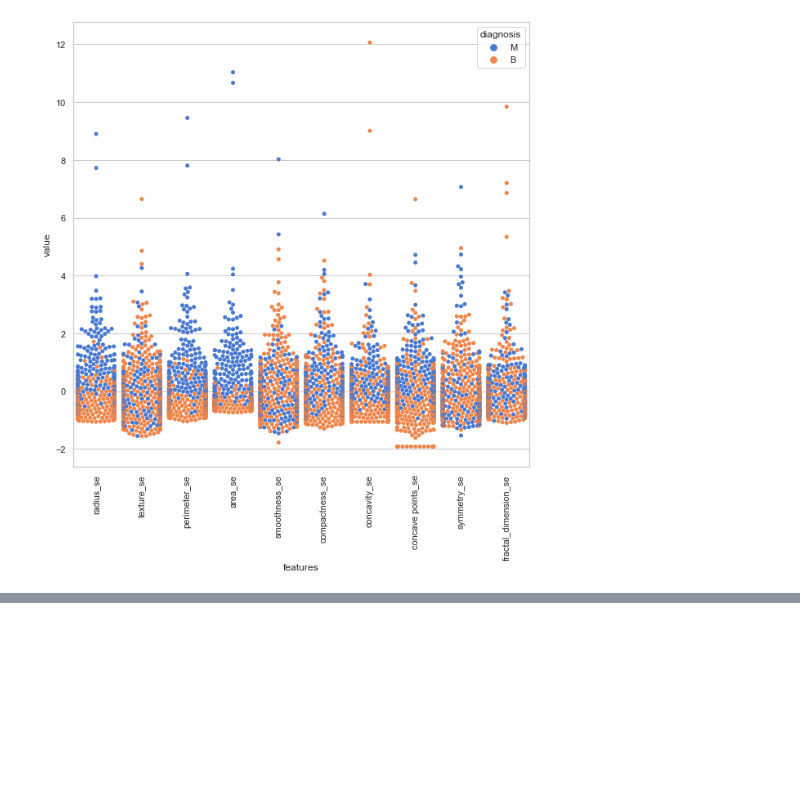
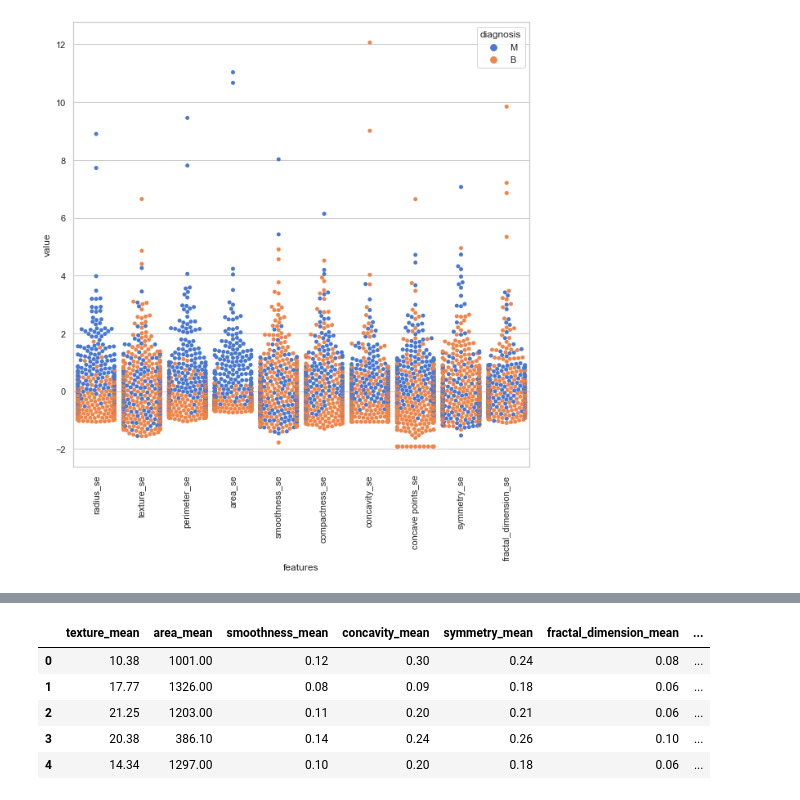
Before and after one commit to Samrawit02/Causality, a Jupyter notebook: notebook/EDA.ipynb, the cells around one changed output, grey strips where cells are left out. Cells and saved outputs as stored; diff of their text form; code cells hidden in the pictures; blank space fills up the shorter version.

```diff
--- a/notebook/EDA.ipynb
+++ b/notebook/EDA.ipynb
@@ -530,0 +546,11 @@ swarm plot time:  108.5871229171753  s
+# %%
+drop_list1 = ['perimeter_mean','radius_mean','compactness_mean','concave points_mean','radius_se','perimeter_se','radius_worst','perimeter_worst','compactness_worst','concave points_worst','compactness_se','concave points_se','texture_worst','area_worst']
+x_1 = x.drop(drop_list1,axis = 1 )        # do not modify x, we will use it later
+x_1.head()
+# %% [output]
+|  | texture_mean | area_mean | smoothness_mean | concavity_mean | symmetry_mean | fractal_dimension_mean | ... |
+| 0 | 10.38 | 1001.00 | 0.12 | 0.30 | 0.24 | 0.08 | ... |
+| 1 | 17.77 | 1326.00 | 0.08 | 0.09 | 0.18 | 0.06 | ... |
+| 2 | 21.25 | 1203.00 | 0.11 | 0.20 | 0.21 | 0.06 | ... |
+| 3 | 20.38 | 386.10 | 0.14 | 0.24 | 0.26 | 0.10 | ... |
+| 4 | 14.34 | 1297.00 | 0.10 | 0.20 | 0.18 | 0.06 | ... |
```
Also changed, not shown: parts of 19 cells of this notebook, 1 other file.
